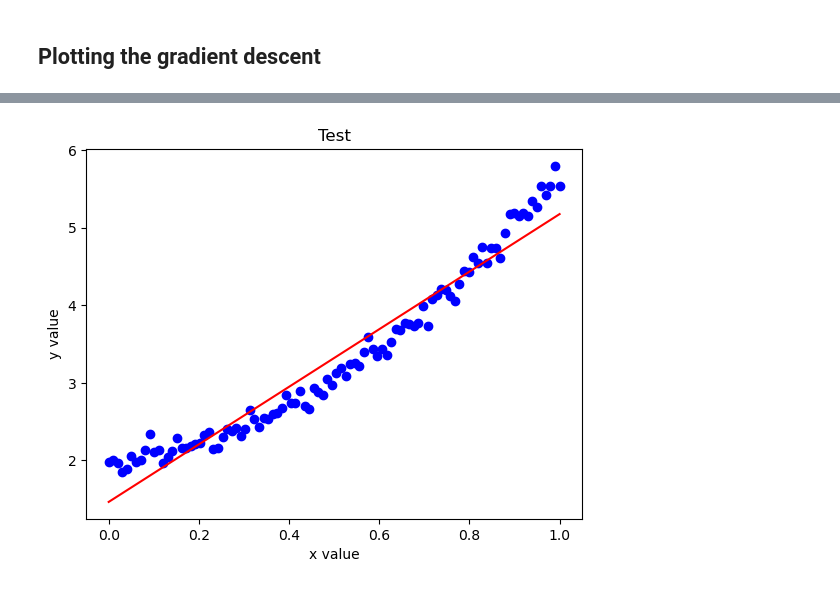
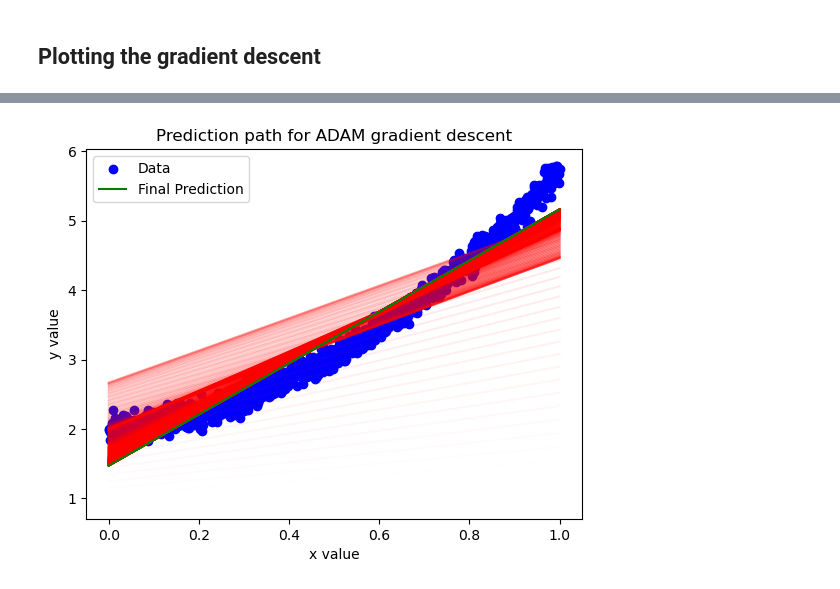
Before and after one commit to Johannesfjeldsaa/FYS-STK4155_Projects, a Jupyter notebook: Project 2/Test and plot GD.ipynb, the cells around one changed output, grey strips where cells are left out. Cells and saved outputs as stored; diff of their text form; code cells hidden in the pictures.

Commit message:
Plotting of gradient descent finished
- example in test and plot GD

```diff
--- a/Project 2/Test and plot GD.ipynb
+++ b/Project 2/Test and plot GD.ipynb
@@ -33,7 +33,7 @@ np.random.seed(1342)
 
 true_beta = [2, 0.5, 3.2]
 
-n = 100
+n = 1000
 
 x = jnp.linspace(0, 1, n)
 y = jnp.sum(jnp.asarray([x ** p * b for p, b in enumerate(true_beta)]),
@@ -75,4 +80,4 @@ Converged after 226 iterations
 ## Plotting the gradient descent
 # %%
 betas = grad_descentADAM.betas
-y_pred = X @ betas[-1]
+y_preds = [X @ beta for beta in betas]
@@ -79,5 +89,5 @@ y_pred = X @ betas[-1]
 # %%
-plotter = Plott_creator()
-plotter.plot_regression(x, y, y_pred, 'Test')
+plotter.plot_regression(x, y, y_preds, 'Prediction path for ADAM gradient descent',
+                        show_history=True)
 # %% [output]
-[figure, old version]
+[figure, new version]
```
Also changed, not shown: parts of 5 cells of this notebook, 4 other files.
